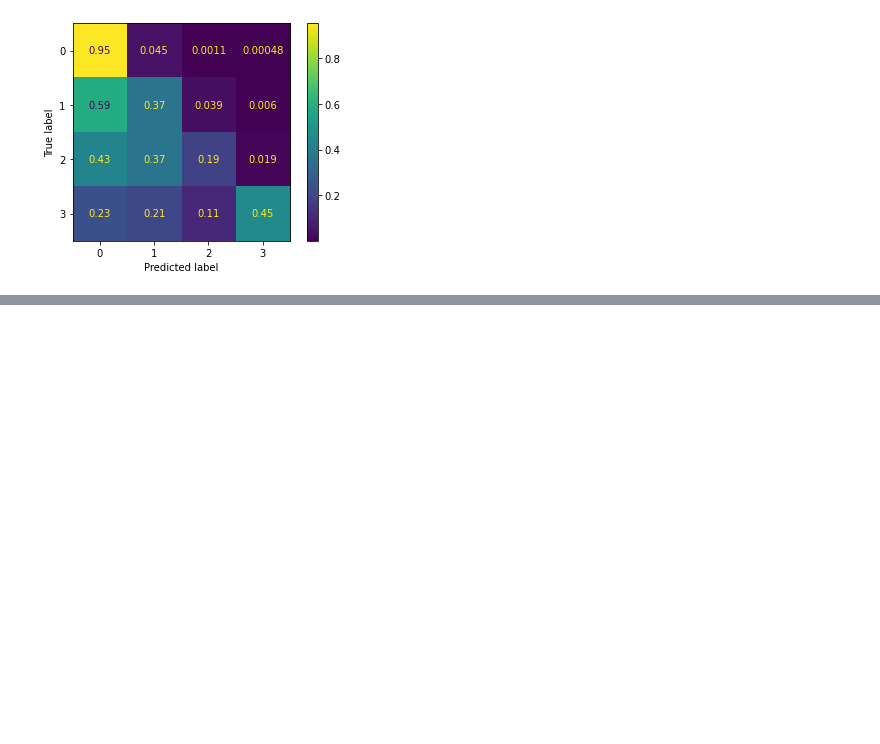
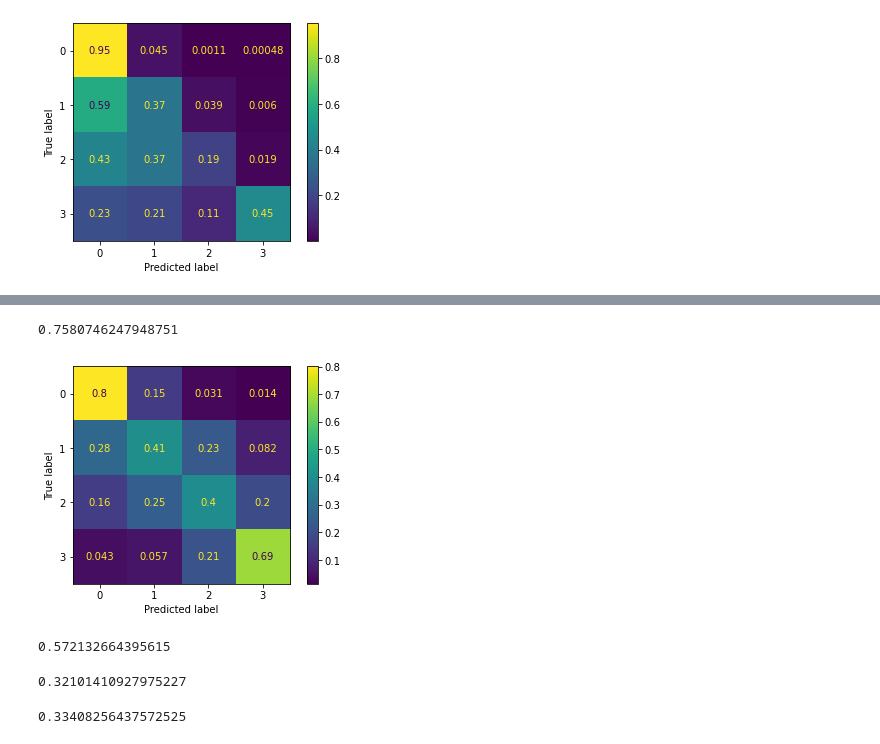
Before and after one commit to AngieKay/Chicago-Crashes, a Jupyter notebook: ChicagoCrashes_modeling.ipynb, the cells around one changed output, grey strips where cells are left out. Drawn from its saved outputs; the diff is of its cells as text; code cells hidden in the pictures; blank space fills up the shorter version.

```diff
--- a/ChicagoCrashes_modeling.ipynb
+++ b/ChicagoCrashes_modeling.ipynb
@@ -920,0 +1100,2 @@ plot_confusion_matrix(rf_pipe2, X_train_smaller_clean, y_train, normalize='true'
+# %%
+X_test_clean = cleaning_pipeline.transform(X_test)
@@ -920,0 +1122,20 @@ plot_confusion_matrix(rf_pipe2, X_train_smaller_clean, y_train, normalize='true'
+# %%
+lr_pipe5.score(X_test_clean, y_test)
+# %% [output]
+0.7580746247948751
+# %%
+plot_confusion_matrix(lr_pipe5, X_test_clean, y_test, normalize='true');
+# %% [output]
+[figure, added]
+# %%
+recall_score(y_test, y_pred, average='macro')
+# %% [output]
+0.572132664395615
+# %%
+precision_score(y_test, y_pred, average='macro')
+# %% [output]
+0.32101410927975227
+# %%
+f1_score(y_test, y_pred, average='macro')
+# %% [output]
+0.33408256437572525
```
Also changed, not shown: parts of 69 cells of this notebook.
